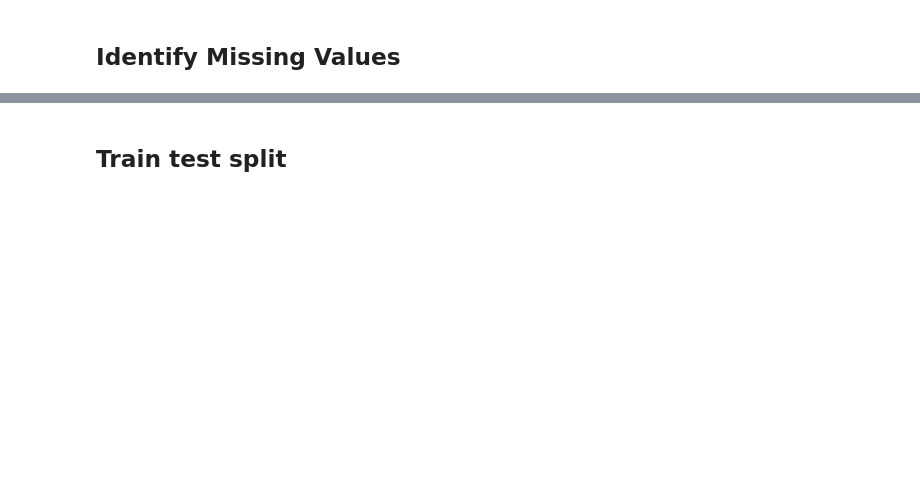
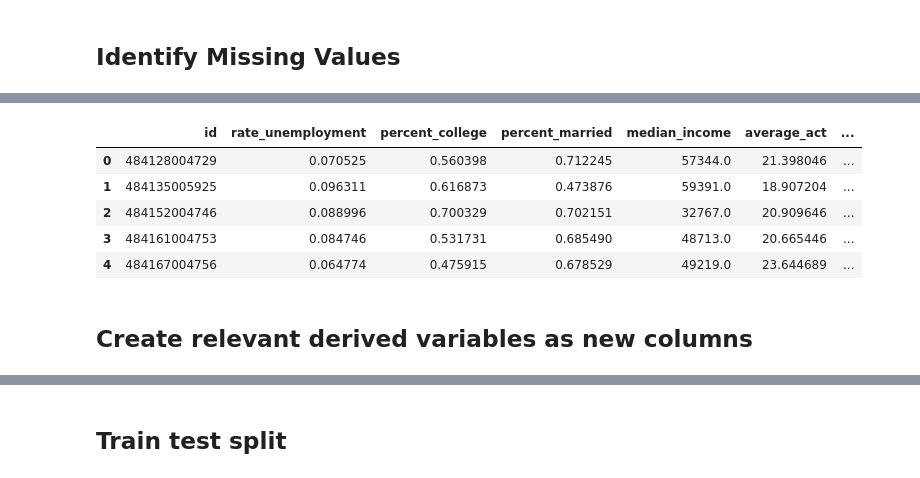
Before and after one commit to laurlouie/Education-Inequality, a Jupyter notebook: DATA_3320_Education_Inequality_Data_Preparation_Lauren_Louie.ipynb, the cells around one changed output, grey strips where cells are left out. Cells and saved outputs as stored; diff of their text form; code cells hidden in the pictures; blank space fills up the shorter version.

```diff
--- a/DATA_3320_Education_Inequality_Data_Preparation_Lauren_Louie.ipynb
+++ b/DATA_3320_Education_Inequality_Data_Preparation_Lauren_Louie.ipynb
@@ -319,0 +420,3 @@ msno.matrix(df)
+# %%
+# changing the Dtype to str
+census_df["Geographic Area Name"] = census_df["Geographic Area Name"].astype(str)
@@ -319,0 +443,14 @@ msno.matrix(df)
+# %%
+# Renaming the columns that are relevant to the objective of the additional step, which is to find out how living in a multilingual area can affect one's ACT scores
+
+census_df = census_df[["Geographic Area Name",
+                       "Total!!Estimate!!Population 5 years and over",
+                       "Total!!Estimate!!Speak only English",
+                       "Total!!Estimate!!Speak a language other than English",
+                       'Percent of specified language speakers!!Speak English  less than very well"!!Estimate!!Population 5 years and over"']]
+
+census_df = census_df.rename(columns={"Geographic Area Name":"zip_code",
+              "Total!!Estimate!!Population 5 years and over":"population_over_five",
+              "Total!!Estimate!!Speak only English":"only_english",
+              "Total!!Estimate!!Speak a language other than English":"other_english",
+              'Percent of specified language speakers!!Speak English  less than very well"!!Estimate!!Population 5 years and over"':"no_english"})
@@ -319,0 +473,20 @@ msno.matrix(df)
+# %%
+# Creating a list and a for loop to remove the `ZCTA5` prefix area in the the zip codes to help with the merge
+census_zips = []
+
+for i in census_df["zip_code"]:
+  i = i.replace("ZCTA5 ","")
+  census_zips.append(i)
+census_df["zip_code"] = census_zips
+# %%
+# Inner merge to focus on shared zips.
+new_df = pd.DataFrame(merged_df.merge(census_df, how = 'inner', on='zip_code'))
+# %%
+new_df.head()
+# %% [output]
+|  | id | rate_unemployment | percent_college | percent_married | median_income | average_act | ... |
+| 0 | 484128004729 | 0.070525 | 0.560398 | 0.712245 | 57344.0 | 21.398046 | ... |
+| 1 | 484135005925 | 0.096311 | 0.616873 | 0.473876 | 59391.0 | 18.907204 | ... |
+| 2 | 484152004746 | 0.088996 | 0.700329 | 0.702151 | 32767.0 | 20.909646 | ... |
+| 3 | 484161004753 | 0.084746 | 0.531731 | 0.685490 | 48713.0 | 20.665446 | ... |
+| 4 | 484167004756 | 0.064774 | 0.475915 | 0.678529 | 49219.0 | 23.644689 | ... |
@@ -319,0 +504,2 @@ msno.matrix(df)
+# %% [markdown]
+## Create relevant derived variables as new columns
```
Also changed, not shown: parts of 52 cells of this notebook.
